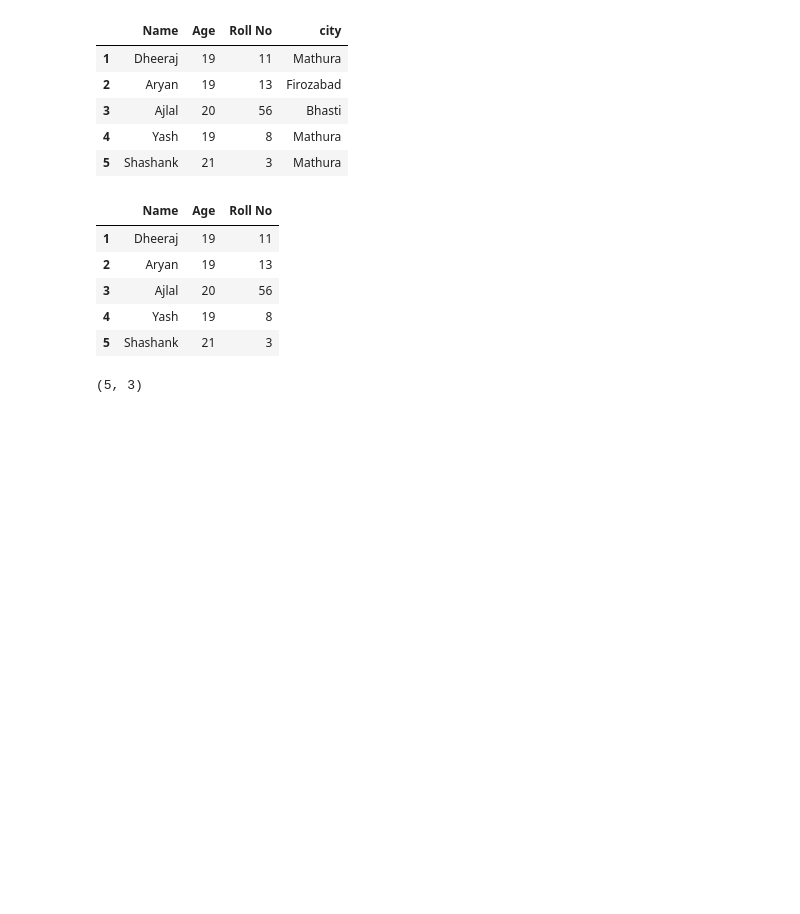
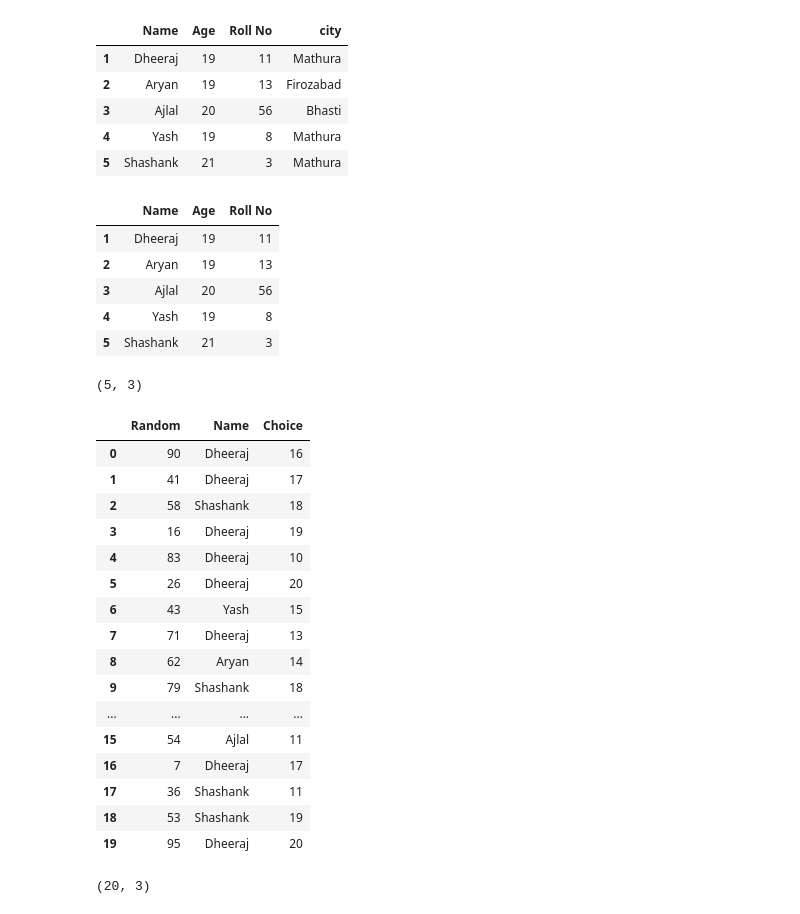
Before and after one commit to dheeraj0342/DSML, a Jupyter notebook: pandas.ipynb, the cells around one changed output. Drawn from its saved outputs; the diff is of its cells as text; code cells hidden in the pictures; blank space fills up the shorter version.

```diff
--- a/pandas.ipynb
+++ b/pandas.ipynb
@@ -238,0 +242,30 @@ df.shape
+# %%
+random = np.random.randint(1,100,20)
+name = np.random.choice(['Dheeraj','Aryan','Ajlal','Yash','Shashank'],20)
+choice = np.random.choice([10,11,12,13,14,15,16,17,18,19,20],20)
+
+d1 = {"Random":random,"Name":name,"Choice":choice}
+df = pd.DataFrame(d1)
+df
+# %% [output]
+|  | Random | Name | Choice |
+| 0 | 90 | Dheeraj | 16 |
+| 1 | 41 | Dheeraj | 17 |
+| 2 | 58 | Shashank | 18 |
+| 3 | 16 | Dheeraj | 19 |
+| 4 | 83 | Dheeraj | 10 |
+| 5 | 26 | Dheeraj | 20 |
+| 6 | 43 | Yash | 15 |
+| 7 | 71 | Dheeraj | 13 |
+| 8 | 62 | Aryan | 14 |
+| 9 | 79 | Shashank | 18 |
+| ... | ... | ... | ... |
+| 15 | 54 | Ajlal | 11 |
+| 16 | 7 | Dheeraj | 17 |
+| 17 | 36 | Shashank | 11 |
+| 18 | 53 | Shashank | 19 |
+| 19 | 95 | Dheeraj | 20 |
+# %%
+df.shape
+# %% [output]
+(20, 3)
```
Also changed, not shown: parts of 35 cells of this notebook, 6 other files.
